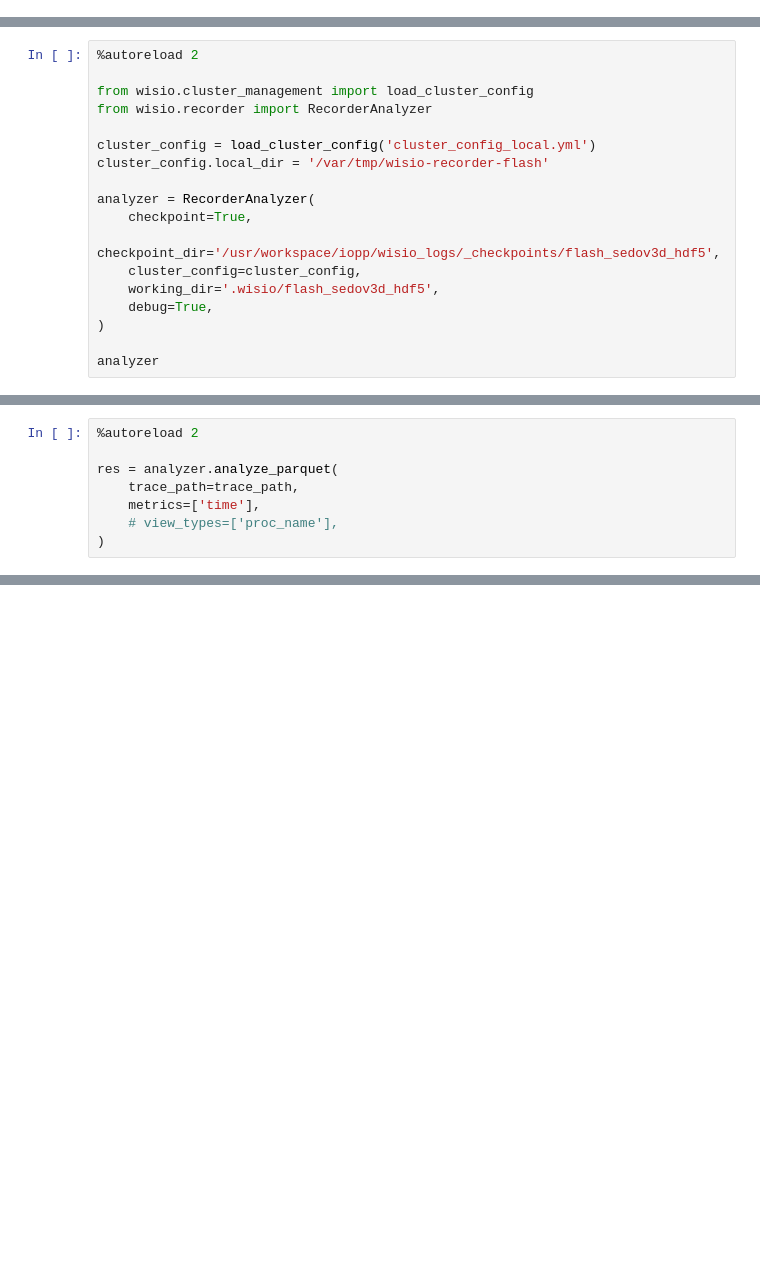
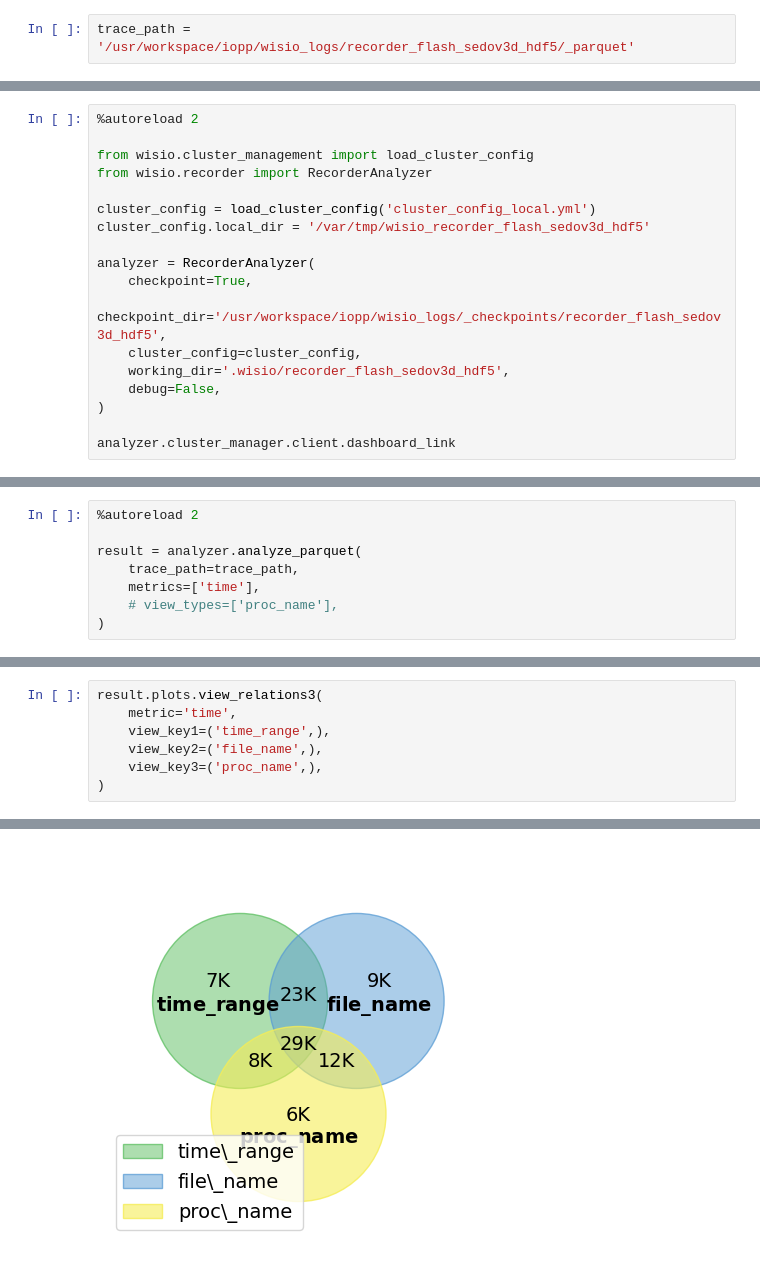
Before and after one commit to izzet/wisio, a Jupyter notebook: notebooks/recorder-flash.ipynb, the cells around one changed output, grey strips where cells are left out. Saved outputs shown, nothing was run; the diff lists cells and outputs as text; blank space fills up the shorter version.

```diff
--- a/notebooks/recorder-flash.ipynb
+++ b/notebooks/recorder-flash.ipynb
@@ -31,0 +28,2 @@ time: 746 µs (started: 2023-12-10 19:23:27 -08:00)
+# %%
+trace_path = '/usr/workspace/iopp/wisio_logs/recorder_flash_sedov3d_hdf5/_parquet'
@@ -36,15 +36,15 @@ from wisio.cluster_management import load_cluster_config
 from wisio.recorder import RecorderAnalyzer
 
 cluster_config = load_cluster_config('cluster_config_local.yml')
-cluster_config.local_dir = '/var/tmp/wisio-recorder-flash'
+cluster_config.local_dir = '/var/tmp/wisio_recorder_flash_sedov3d_hdf5'
 
 analyzer = RecorderAnalyzer(
     checkpoint=True,
-    checkpoint_dir='/usr/workspace/iopp/wisio_logs/_checkpoints/flash_sedov3d_hdf5',
+    checkpoint_dir='/usr/workspace/iopp/wisio_logs/_checkpoints/recorder_flash_sedov3d_hdf5',
     cluster_config=cluster_config,
-    working_dir='.wisio/flash_sedov3d_hdf5',
-    debug=True,
+    working_dir='.wisio/recorder_flash_sedov3d_hdf5',
+    debug=False,
 )
 
-analyzer
+analyzer.cluster_manager.client.dashboard_link
 # %% [output]
@@ -60,7 +54,7 @@ time: 55.4 ms (started: 2023-12-10 19:23:49 -08:00)
 # %%
 %autoreload 2
 
-res = analyzer.analyze_parquet(
+result = analyzer.analyze_parquet(
     trace_path=trace_path,
     metrics=['time'],
     # view_types=['proc_name'],
@@ -201,0 +102,8 @@ time: 1.15 s (started: 2023-09-26 22:56:00 -07:00)
+# %%
+result.plots.view_relations3(
+    metric='time',
+    view_key1=('time_range',),
+    view_key2=('file_name',),
+    view_key3=('proc_name',),
+)
+# %% [output]
@@ -201,0 +112 @@ time: 1.15 s (started: 2023-09-26 22:56:00 -07:00)
+[figure, added]
```
Also changed, not shown: parts of 15 cells of this notebook, 34 other files.
